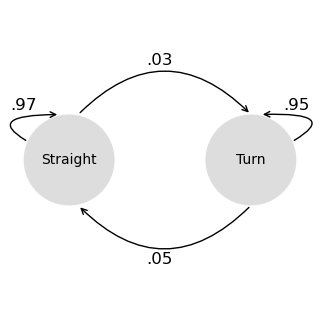
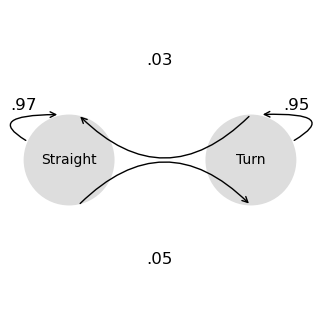
Code edit (unified diff) that turned the first committed figure into the second:
--- before
+++ after
@@ -1,3 +1,3 @@
-plot_adaptive.show_markov_chain(figsize=(3, 3))
+plot_kf.show_markov_chain(figsize=(3, 3))
 
 # plt.savefig("../images/adaptive-mc.png")

Commit: clean